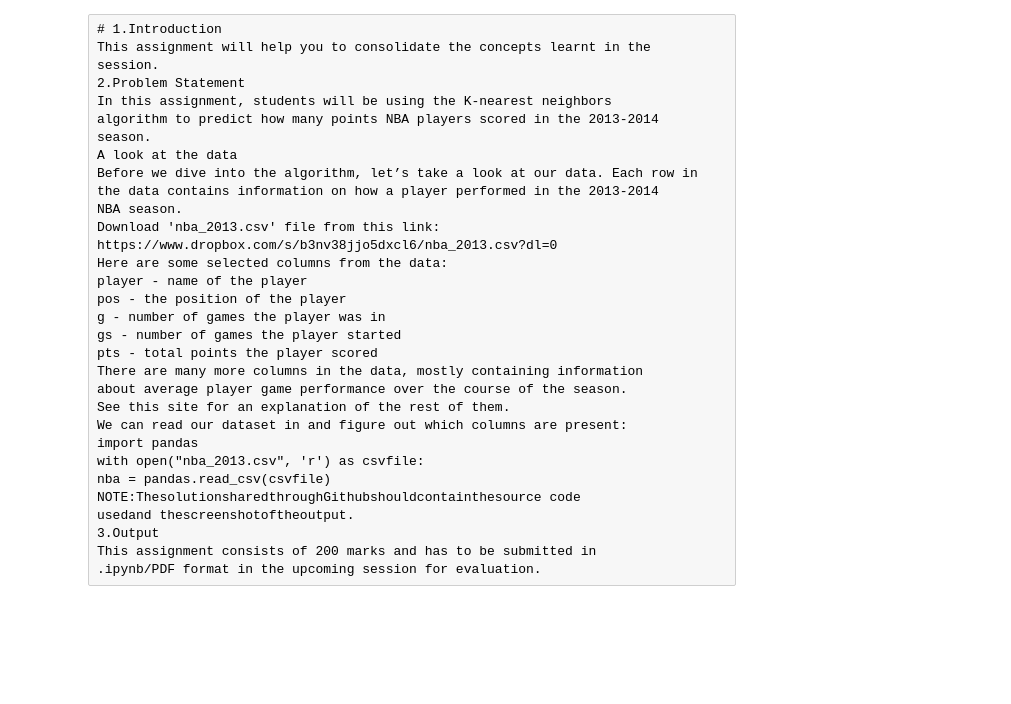
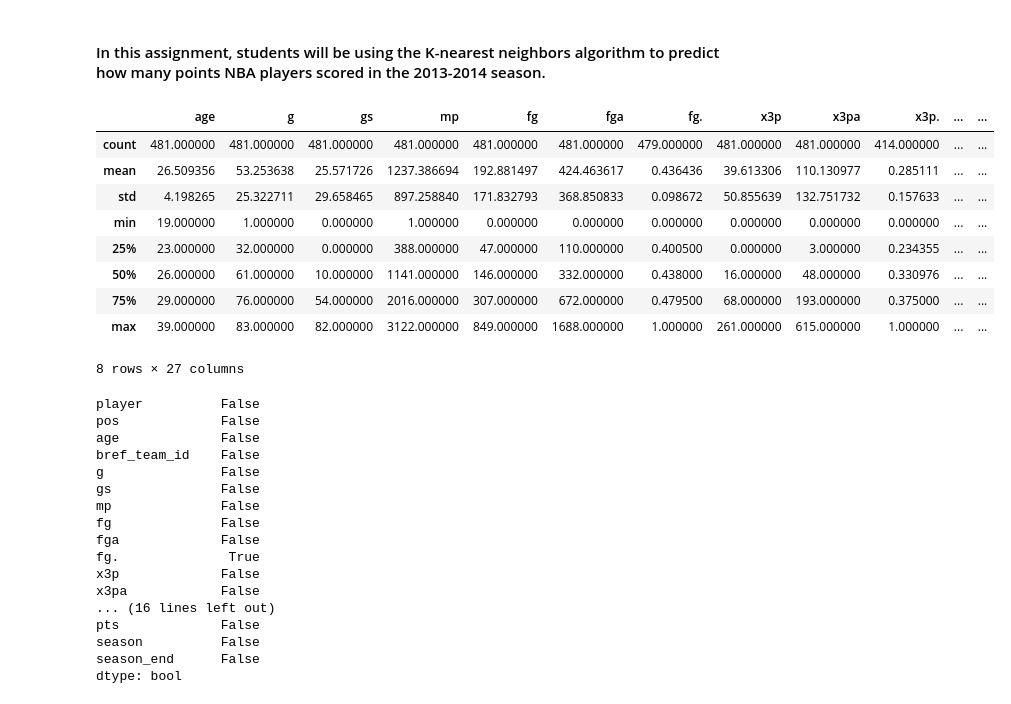
Before and after one commit to spector07/mlpractices, a Jupyter notebook: assignments/boosting_and_knn/KNN.ipynb, the cells around one changed output. Saved outputs shown, nothing was run; the diff lists cells and outputs as text; code cells hidden in the pictures; blank space fills up the shorter version.

Commit message:
knn assignment

```diff
--- a/assignments/boosting_and_knn/KNN.ipynb
+++ b/assignments/boosting_and_knn/KNN.ipynb
@@ -1,32 +1,41 @@
-# %% [raw]
-# 1.Introduction
-This assignment will help you to consolidate the concepts learnt in the
-session.
-2.Problem Statement
-In this assignment, students will be using the K-nearest neighbors
-algorithm to predict how many points NBA players scored in the 2013-2014
-season.
-A look at the data
-Before we dive into the algorithm, let’s take a look at our data. Each row in
-the data contains information on how a player performed in the 2013-2014
-NBA season.
-Download 'nba_2013.csv' file from this link:
-https://www.dropbox.com/s/b3nv38jjo5dxcl6/nba_2013.csv?dl=0
-Here are some selected columns from the data:
-player - name of the player
-pos - the position of the player
-g - number of games the player was in
-gs - number of games the player started
-pts - total points the player scored
-There are many more columns in the data, mostly containing information
-about average player game performance over the course of the season.
-See this site for an explanation of the rest of them.
-We can read our dataset in and figure out which columns are present:
-import pandas
-with open("nba_2013.csv", 'r') as csvfile:
-nba = pandas.read_csv(csvfile)
-NOTE:ThesolutionsharedthroughGithubshouldcontainthesource code
-usedand thescreenshotoftheoutput.
-3.Output
-This assignment consists of 200 marks and has to be submitted in
-.ipynb/PDF format in the upcoming session for evaluation.
+# %% [markdown]
+#### In this assignment, students will be using the K-nearest neighbors algorithm to predict how many points NBA players scored in the 2013-2014 season.
+# %%
+import pandas as pd
+from sklearn import preprocessing
+from sklearn.model_selection import train_test_split
+with open("nba_2013.csv", 'r') as csvfile:
+    nba = pd.read_csv(csvfile)
+# %%
+nba.describe()
+# %% [output]
+|  | age | g | gs | mp | fg | fga | fg. | x3p | x3pa | x3p. | ... | ... |
+| count | 481.000000 | 481.000000 | 481.000000 | 481.000000 | 481.000000 | 481.000000 | 479.000000 | 481.000000 | 481.000000 | 414.000000 | ... | ... |
+| mean | 26.509356 | 53.253638 | 25.571726 | 1237.386694 | 192.881497 | 424.463617 | 0.436436 | 39.613306 | 110.130977 | 0.285111 | ... | ... |
+| std | 4.198265 | 25.322711 | 29.658465 | 897.258840 | 171.832793 | 368.850833 | 0.098672 | 50.855639 | 132.751732 | 0.157633 | ... | ... |
+| min | 19.000000 | 1.000000 | 0.000000 | 1.000000 | 0.000000 | 0.000000 | 0.000000 | 0.000000 | 0.000000 | 0.000000 | ... | ... |
+| 25% | 23.000000 | 32.000000 | 0.000000 | 388.000000 | 47.000000 | 110.000000 | 0.400500 | 0.000000 | 3.000000 | 0.234355 | ... | ... |
+| 50% | 26.000000 | 61.000000 | 10.000000 | 1141.000000 | 146.000000 | 332.000000 | 0.438000 | 16.000000 | 48.000000 | 0.330976 | ... | ... |
+| 75% | 29.000000 | 76.000000 | 54.000000 | 2016.000000 | 307.000000 | 672.000000 | 0.479500 | 68.000000 | 193.000000 | 0.375000 | ... | ... |
+| max | 39.000000 | 83.000000 | 82.000000 | 3122.000000 | 849.000000 | 1688.000000 | 1.000000 | 261.000000 | 615.000000 | 1.000000 | ... | ... |
+8 rows × 27 columns
+# %%
+nba.isnull().any()
+# %% [output]
+player          False
+pos             False
+age             False
+bref_team_id    False
+g               False
+gs              False
+mp              False
+fg              False
+fga             False
+fg.              True
+x3p             False
+x3pa            False
+... (16 lines left out)
+pts             False
+season          False
+season_end      False
+dtype: bool
```
Also changed, not shown: parts of 13 cells of this notebook.
